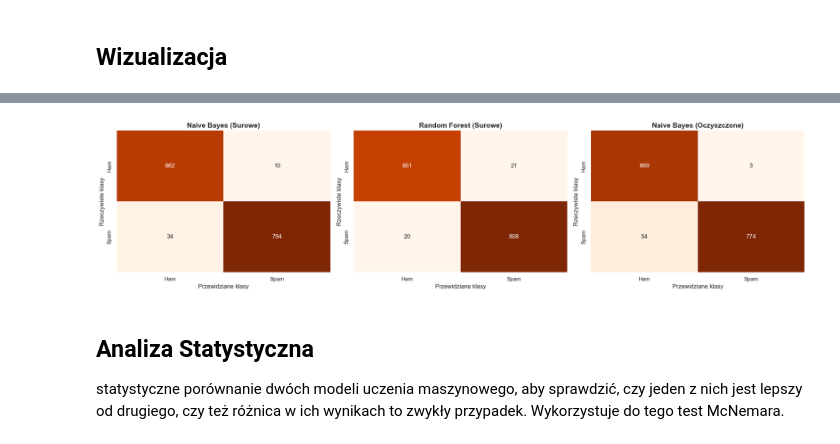
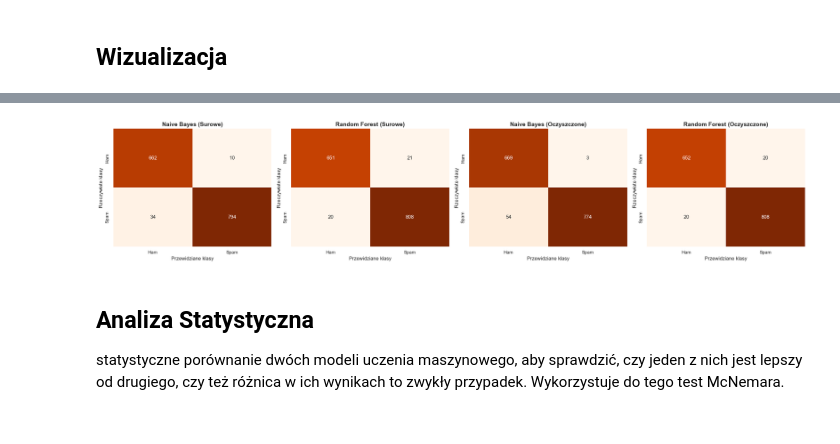
Before and after one commit to ikaczuk/AI-project, a Jupyter notebook: projekt.ipynb, the cells around one changed output, grey strips where cells are left out. Saved outputs shown, nothing was run; the diff lists cells and outputs as text; code cells hidden in the pictures.

```diff
--- a/projekt.ipynb
+++ b/projekt.ipynb
@@ -212,6 +214,14 @@ preds_nb_clean = model_nb_clean.predict(X_test_tfidf_clean)
 
 print("Naive Bayes (oczyszczone dane) - wyniki")
 print(classification_report(y_test, preds_nb_clean, target_names=['Bezpieczny (Ham)', 'Zagrożenie (Spam)']))
+
+# Model D: Random Forest (Dane Oczyszczone)
+model_rf_clean = RandomForestClassifier(n_estimators=50, max_depth=20, random_state=42, n_jobs=-1)
+model_rf_clean.fit(X_train_tfidf_clean, y_train)
+preds_rf_clean = model_rf_clean.predict(X_test_tfidf_clean)
+
+print("Random Forest (oczyszczone dane) - wyniki")
+print(classification_report(y_test, preds_rf_clean, target_names=['Bezpieczny (Ham)', 'Zagrożenie (Spam)']))
 # %% [output]
 EKSPERYMENT 1: Porównanie Algorytmów - Naive Bayes vs Random Forest
 Naive Bayes - wyniki
@@ -273,28 +293,31 @@ Requirement already satisfied: six>=1.5 in C:\Users\ikawa\Lib\site-packages (fro
 # %%
 # wszystkie wygenerowane wykresy będą wyświetlane pod komórką z kodem
 %matplotlib inline
 sns.set_theme(style="whitegrid")
 
-fig, axes = plt.subplots(1, 3, figsize=(20, 5))
+# Zmieniamy wymiary na 1 wiersz i 4 kolumny, zwiększamy figsize na (24, 5)
+fig, axes = plt.subplots(1, 4, figsize=(24, 5))
 
+# Lista zawierająca 4 modele do narysowania
 models_plots = [
     ("Naive Bayes (Surowe)", preds_nb),
     ("Random Forest (Surowe)", preds_rf),
-    ("Naive Bayes (Oczyszczone)", preds_nb_clean)
+    ("Naive Bayes (Oczyszczone)", preds_nb_clean),
+    ("Random Forest (Oczyszczone)", preds_rf_clean)  # <--- Nowy wykres
 ]
 
 for ax, (title, preds) in zip(axes, models_plots):
     cm = confusion_matrix(y_test, preds)
     sns.heatmap(cm, annot=True, fmt='d', cmap='Oranges', ax=ax, cbar=False,
                 xticklabels=['Ham', 'Spam'], yticklabels=['Ham', 'Spam'])
     ax.set_title(title, fontsize=14, fontweight='bold')
     ax.set_xlabel('Przewidziane klasy', fontsize=12)
     ax.set_ylabel('Rzeczywiste klasy', fontsize=12)
 
 plt.tight_layout()
 plt.show()
 # %% [output]
-[figure, old version]
+[figure, new version]
 # %% [markdown]
 ## Analiza Statystyczna
 
```
Also changed, not shown: parts of 7 cells of this notebook.
